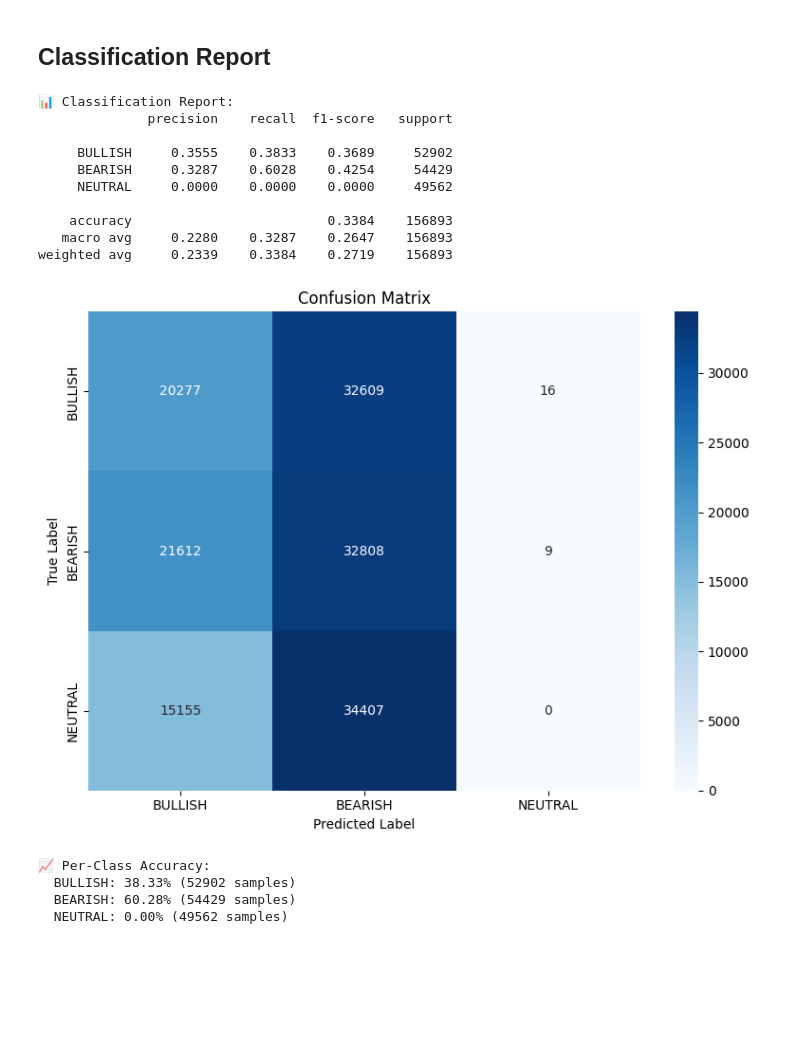
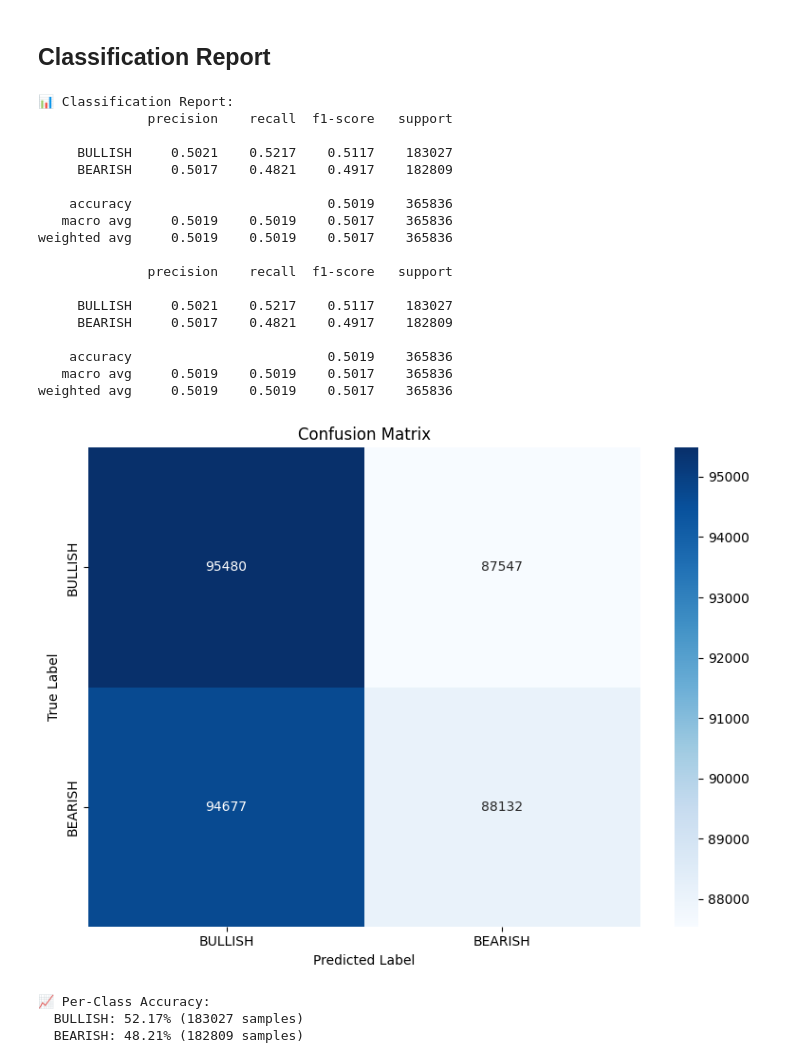
Before and after one commit to mmandelb2201/AITrader, a Jupyter notebook: model/classifier_model/crypto_lstm_classifier_multiasset.ipynb, the cells around one changed output. Drawn from its saved outputs; the diff is of its cells as text; code cells hidden in the pictures; blank space fills up the shorter version.

Commit message:
Switch strategy, do multi

```diff
--- a/model/classifier_model/crypto_lstm_classifier_multiasset.ipynb
+++ b/model/classifier_model/crypto_lstm_classifier_multiasset.ipynb
@@ -508,11 +715,12 @@ print(f"✅ Features scaled - mean: {X_tr.mean():.6f}, std: {X_tr.std():.6f}")
 # %%
 # 🔍 DIAGNOSTIC: Check class distribution in splits
-print("📊 Class Distribution Analysis:")
+print("📊 Class Distribution Analysis (Binary):")
 for name, y in [("train", y_tr), ("val", y_va), ("test", y_te)]:
-    counts = np.bincount(y, minlength=3)
+    counts = np.bincount(y, minlength=2)
     total = len(y)
     print(f"\n{name}:")
-    print(f"  Class 0 (BULLISH): {counts[0]:,} ({counts[0]/total*100:.1f}%)")
-    print(f"  Class 1 (BEARISH): {counts[1]:,} ({counts[1]/total*100:.1f}%)")
-    print(f"  Class 2 (NEUTRAL): {counts[2]:,} ({counts[2]/total*100:.1f}%)")
+    print(f"  Class 0 (SELL/DOWN): {counts[0]:,} ({counts[0]/total*100:.1f}%)")
+    print(f"  Class 1 (BUY/UP):    {counts[1]:,} ({counts[1]/total*100:.1f}%)")
+    if total > 0:
+        print(f"  Balance ratio: {counts[0]/max(counts[1], 1):.2f}:1")
 # %% [output]
@@ -593,17 +868,23 @@ CNN input shapes: train=(732473, 30, 2, 1), val=(156935, 30, 2, 1), test=(156935
 # %% [markdown]
 ## Build TensorFlow Datasets
 # %%
-# ETH-only model doesn't need asset embeddings - simpler dataset
-def make_ds(X, y, batch=256, shuffle=False):
-    ds = tf.data.Dataset.from_tensor_slices((X, y))
+# Multi-input dataset: [returns, tickers] -> labels
+def make_ds(X_returns, X_tickers, y, batch=256, shuffle=False):
+    """Create TF dataset with multiple inputs for stacked LSTM + embeddings"""
+    ds = tf.data.Dataset.from_tensor_slices(({'Returns': X_returns, 'Tickers': X_tickers}, y))
     if shuffle:
-        ds = ds.shuffle(min(len(X), 100000), reshuffle_each_iteration=True)
+        ds = ds.shuffle(min(len(X_returns), 100000), reshuffle_each_iteration=True)
     return ds.batch(batch).prefetch(tf.data.AUTOTUNE)
 
-train_ds = make_ds(X_tr_cnn, y_tr_onehot, batch=256, shuffle=False)
-val_ds = make_ds(X_va_cnn, y_va_onehot, batch=512, shuffle=False)
-test_ds = make_ds(X_te_cnn, y_te_onehot, batch=512, shuffle=False)
+print("\n📦 Creating TensorFlow datasets with multiple inputs...")
+train_ds = make_ds(X_tr_returns, X_tr_tickers, y_tr_onehot, batch=256, shuffle=True)
+val_ds = make_ds(X_va_returns, X_va_tickers, y_va_onehot, batch=512, shuffle=False)
+test_ds = make_ds(X_te_returns, X_te_tickers, y_te_onehot, batch=512, shuffle=False)
 
 for sample in train_ds.take(1):
-    print(f"X shape: {sample[0].shape} -> y shape: {sample[1].shape}")
+    inputs, labels = sample
+    print(f"✅ Dataset structure:")
+    print(f"   Returns shape: {inputs['Returns'].shape}")
+    print(f"   Tickers shape: {inputs['Tickers'].shape}")
+    print(f"   Labels shape: {labels.shape}")
 # %% [output]
@@ -764,52 +1044,57 @@ print("   - results/classification_models/asset_to_id_multiasset.json")
 # %% [markdown]
 ## Classification Report
 # %%
-from sklearn.metrics import classification_report, confusion_matrix
-import seaborn as sns
-
 # Get predictions
 y_pred_probs = classifier.predict(test_ds, verbose=0)
 y_pred = np.argmax(y_pred_probs, axis=1)
 
+target_arr = ['BULLISH', 'BEARISH']
 # Classification report
 print("📊 Classification Report:")
 print(classification_report(y_te, y_pred,
-                          target_names=['BULLISH', 'BEARISH', 'NEUTRAL'],
+                          target_names=target_arr,
                           digits=4))
 
 # Confusion matrix
 cm = confusion_matrix(y_te, y_pred)
 plt.figure(figsize=(8, 6))
 sns.heatmap(cm, annot=True, fmt='d', cmap='Blues',
-            xticklabels=['BULLISH', 'BEARISH', 'NEUTRAL'],
-            yticklabels=['BULLISH', 'BEARISH', 'NEUTRAL'])
+            xticklabels=target_arr,
+            yticklabels=target_arr)
 plt.title('Confusion Matrix')
 plt.ylabel('True Label')
 plt.xlabel('Predicted Label')
 plt.tight_layout()
 plt.show()
 
 # Per-class accuracy
 print("\n📈 Per-Class Accuracy:")
-for i, label in enumerate(['BULLISH', 'BEARISH', 'NEUTRAL']):
+for i, label in enumerate(target_arr):
     mask = y_te == i
     if mask.sum() > 0:
         acc = (y_pred[mask] == i).mean()
         print(f"  {label}: {acc:.2%} ({mask.sum()} samples)")
 # %% [output]
 📊 Classification Report:
               precision    recall  f1-score   support
 
-     BULLISH     0.3555    0.3833    0.3689     52902
-     BEARISH     0.3287    0.6028    0.4254     54429
-     NEUTRAL     0.0000    0.0000    0.0000     49562
+     BULLISH     0.5021    0.5217    0.5117    183027
+     BEARISH     0.5017    0.4821    0.4917    182809
 
-    accuracy                         0.3384    156893
-   macro avg     0.2280    0.3287    0.2647    156893
-weighted avg     0.2339    0.3384    0.2719    156893
+    accuracy                         0.5019    365836
+   macro avg     0.5019    0.5019    0.5017    365836
+weighted avg     0.5019    0.5019    0.5017    365836
+
+              precision    recall  f1-score   support
+
+     BULLISH     0.5021    0.5217    0.5117    183027
+     BEARISH     0.5017    0.4821    0.4917    182809
+
+    accuracy                         0.5019    365836
+   macro avg     0.5019    0.5019    0.5017    365836
+weighted avg     0.5019    0.5019    0.5017    365836
-[figure, old version]
+[figure, new version]
 📈 Per-Class Accuracy:
-  BULLISH: 38.33% (52902 samples)
-  BEARISH: 60.28% (54429 samples)
-  NEUTRAL: 0.00% (49562 samples)
+  BULLISH: 52.17% (183027 samples)
+  BEARISH: 48.21% (182809 samples)
 # %%
```
Also changed, not shown: parts of 24 cells of this notebook, 17 other files.
